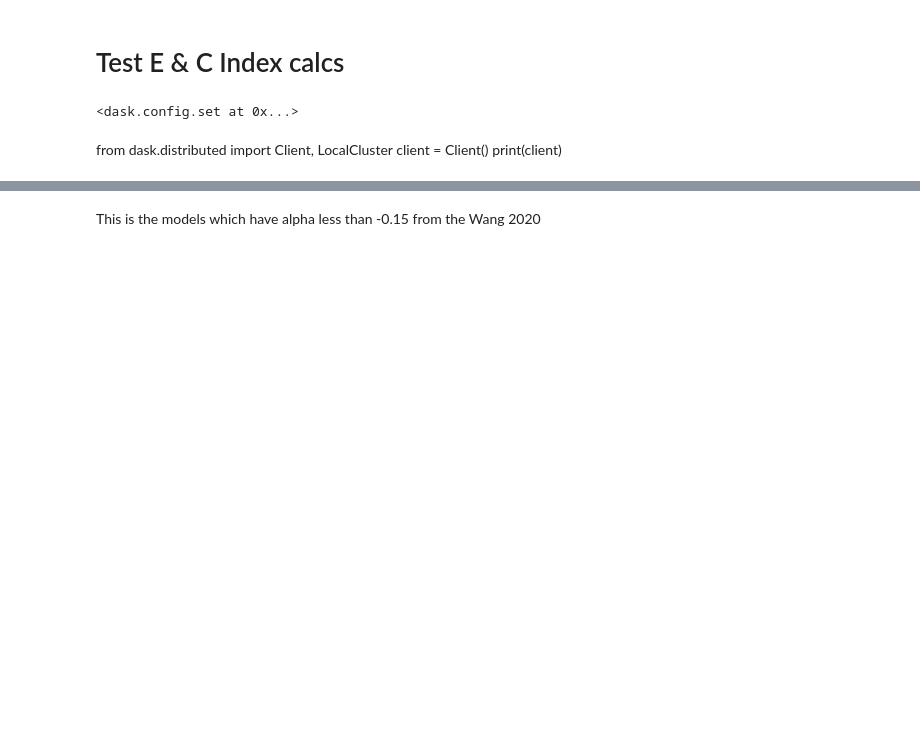
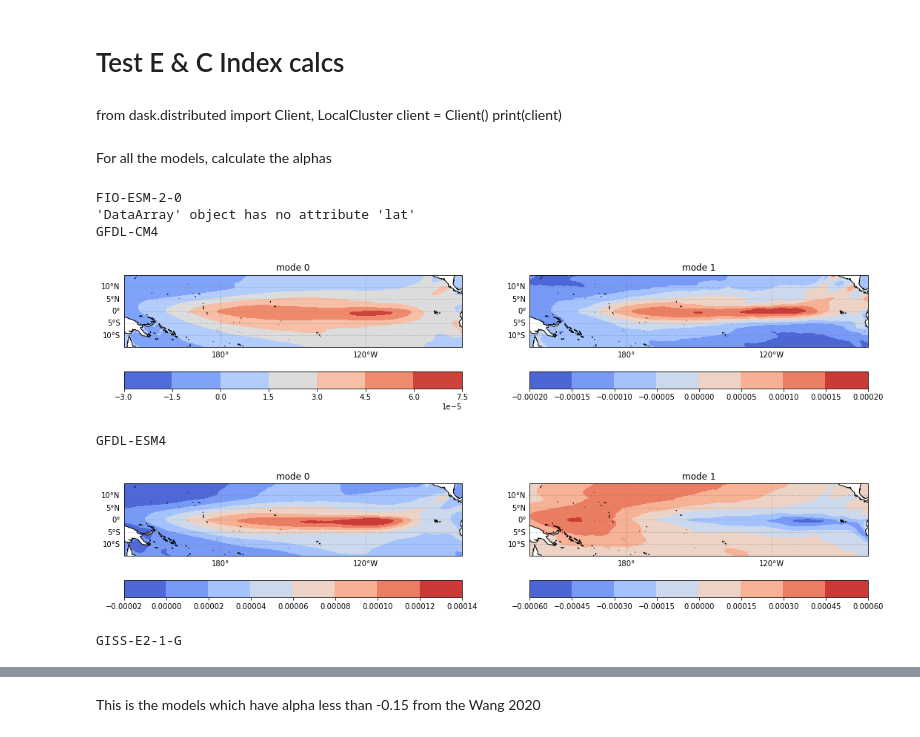
Before and after one commit to anton-seaice/compound, a Jupyter notebook: prelim/wangAlphas.ipynb, the cells around one changed output, grey strips where cells are left out. Saved outputs shown, nothing was run; the diff lists cells and outputs as text; code cells hidden in the pictures; blank space fills up the shorter version.

```diff
--- a/prelim/wangAlphas.ipynb
+++ b/prelim/wangAlphas.ipynb
@@ -19,10 +19,8 @@ import cartopy.feature as cfeature
 import warnings
 warnings.filterwarnings('ignore')
 # %%
-import dask.config
-dask.config.set({"array.slicing.split_large_chunks": True})
+#import dask.config
+#dask.config.set({"array.slicing.split_large_chunks": True})
-# %% [output]
-<dask.config.set at 0x...>
 # %% [markdown]
 from dask.distributed import Client, LocalCluster
 client = Client()
@@ -30,3 +28,5 @@ print(client)
 # %%
 #load the full model set
 modelSet=_model.scenarioMip
+# %% [markdown]
+For all the models, calculate the alphas
@@ -32,0 +35,44 @@ modelSet=_model.scenarioMip
+# %%
+
+for iModel in modelSet[18:,:]:
+    try:
+        print(iModel[1])
+
+        tsXr = xarray.concat([
+            fh.loadModelData(iModel[1], 'tos_Omon', 'historical', iModel[3]).tos,
+            fh.loadModelData(iModel[1], 'tos_Omon', 'ssp585', iModel[3]).tos
+        ], dim='time')
+
+        sstAnomXr=sstAnoms(tsXr)
+
+        sstAnomXr
+
+        indeces, pFit, eofsXr = ecIndex(sstAnomXr)
+
+        indeces
+
+        indeces.to_netcdf('results/wangAlphas/index'+str(iModel[1])+'.nc')
+        eofsXr.to_netcdf('results/wangAlphas/eof'+str(iModel[1])+'.nc')
+
+        fig=plt.figure(figsize=(18,12))
+
+        for mode in [0,1]:
+            ax=fig.add_subplot(1,2,mode+1,
+                           projection=ccrs.Miller(central_longitude=210))
+
+            ensoPlotter(eofsXr.sel(mode=mode), ax)
+
+            plt.title("mode " + str(mode))
+
+        plt.show()
+
+    except Exception as e:
+        print(e)
+# %% [output]
+FIO-ESM-2-0
+'DataArray' object has no attribute 'lat'
+GFDL-CM4
+[figure, added]
+GFDL-ESM4
+[figure, added]
+GISS-E2-1-G
```
Also changed, not shown: parts of 17 cells of this notebook, 12 other files.
